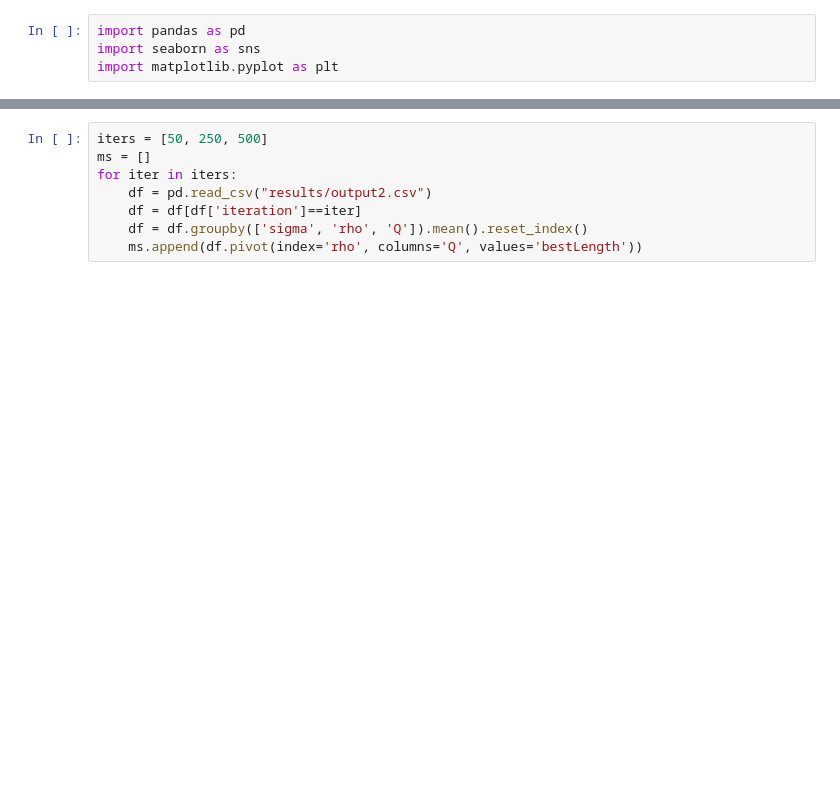
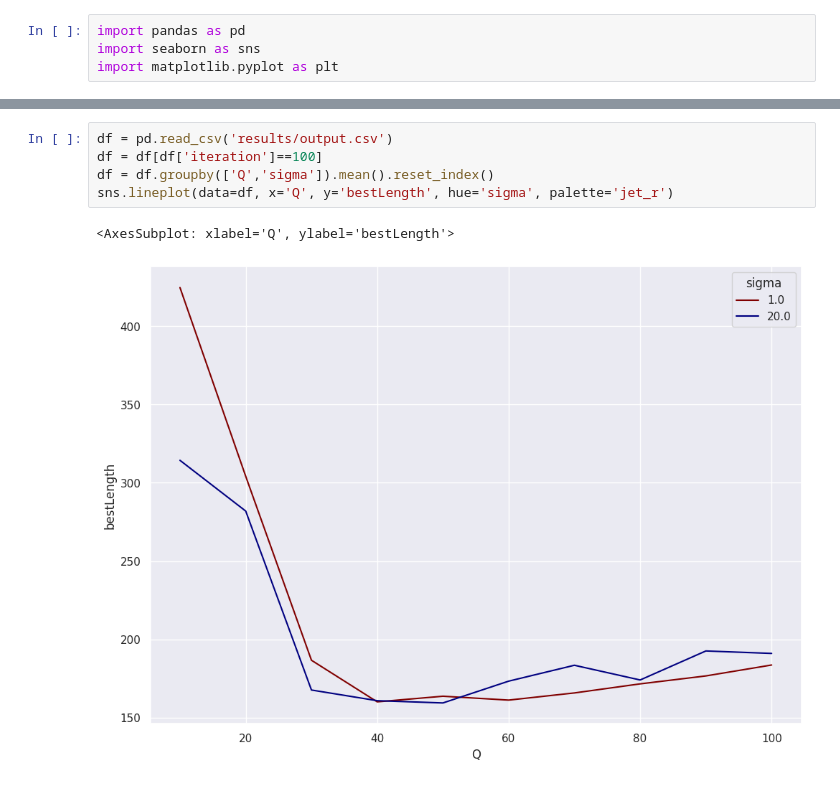
Before and after one commit to javierbosch/Java-ACO, a Jupyter notebook: plots.ipynb, the cells around one changed output, grey strips where cells are left out. Cells and saved outputs as stored; diff of their text form; blank space fills up the shorter version.

```diff
--- a/plots.ipynb
+++ b/plots.ipynb
@@ -5,8 +82,8 @@ import matplotlib.pyplot as plt
 # %%
-iters = [50, 250, 500]
-ms = []
-for iter in iters:
-    df = pd.read_csv("results/output2.csv")
-    df = df[df['iteration']==iter]
-    df = df.groupby(['sigma', 'rho', 'Q']).mean().reset_index()
-    ms.append(df.pivot(index='rho', columns='Q', values='bestLength'))
+df = pd.read_csv('results/output.csv')
+df = df[df['iteration']==100]
+df = df.groupby(['Q','sigma']).mean().reset_index()
+sns.lineplot(data=df, x='Q', y='bestLength', hue='sigma', palette='jet_r')
+# %% [output]
+<AxesSubplot: xlabel='Q', ylabel='bestLength'>
+[figure, added]
```
Also changed, not shown: parts of 11 cells of this notebook, 16 other files.
